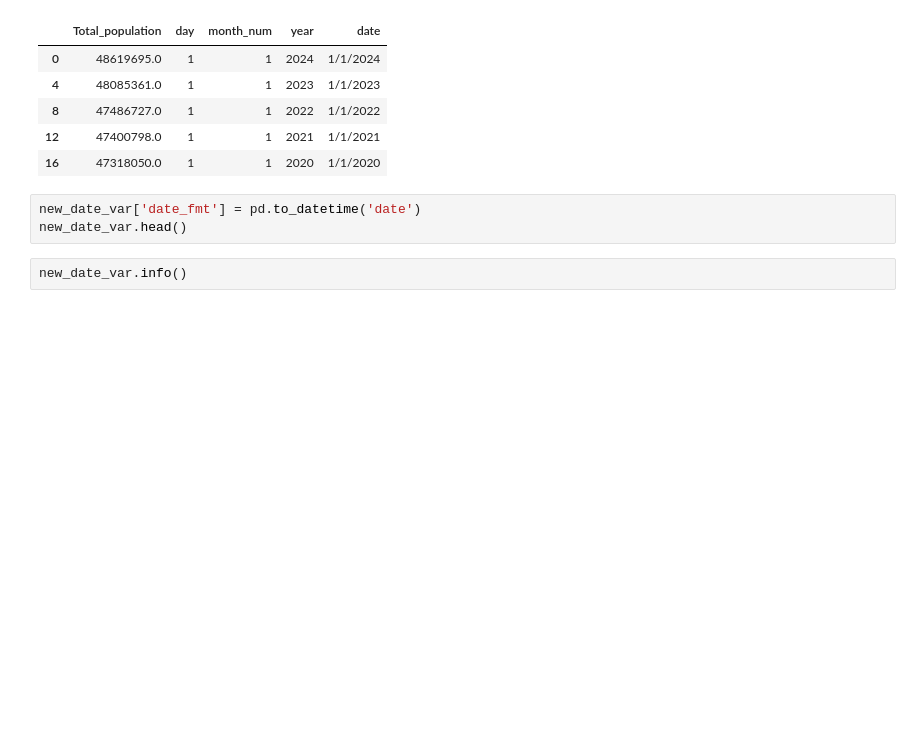
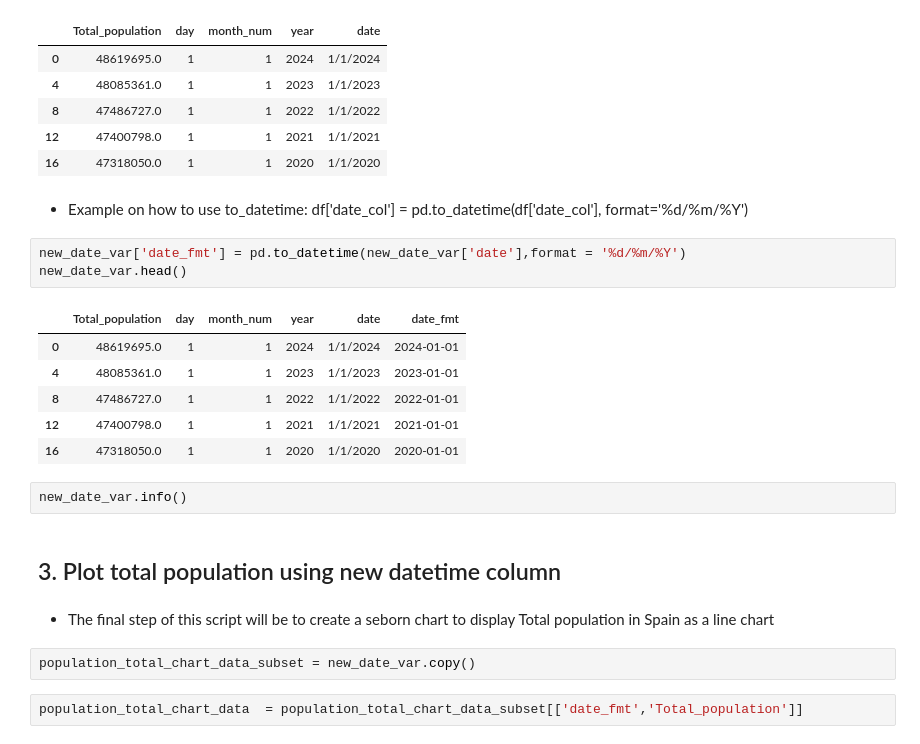
Before and after one commit to Pablo-source/ML-using-Python, a Jupyter notebook: data_wrangling_scripts/10 Import excel file creating standard date variable.ipynb, the cells around one changed output. Saved outputs shown, nothing was run; the diff lists cells and outputs as text; blank space fills up the shorter version.

Commit message:
creating final line chart for TS population chart

```diff
--- a/data_wrangling_scripts/10 Import excel file creating standard date variable.ipynb
+++ b/data_wrangling_scripts/10 Import excel file creating standard date variable.ipynb
@@ -398,8 +398,25 @@ new_date_var.head()
 | 8 | 47486727.0 | 1 | 1 | 2022 | 1/1/2022 |
 | 12 | 47400798.0 | 1 | 1 | 2021 | 1/1/2021 |
 | 16 | 47318050.0 | 1 | 1 | 2020 | 1/1/2020 |
+# %% [markdown]
+- Example on how to use to_datetime: df['date_col'] =  pd.to_datetime(df['date_col'], format='%d/%m/%Y')
 # %%
-new_date_var['date_fmt'] = pd.to_datetime('date')
+new_date_var['date_fmt'] = pd.to_datetime(new_date_var['date'],format = '%d/%m/%Y')
 new_date_var.head()
+# %% [output]
+|  | Total_population | day | month_num | year | date | date_fmt |
+| 0 | 48619695.0 | 1 | 1 | 2024 | 1/1/2024 | 2024-01-01 |
+| 4 | 48085361.0 | 1 | 1 | 2023 | 1/1/2023 | 2023-01-01 |
+| 8 | 47486727.0 | 1 | 1 | 2022 | 1/1/2022 | 2022-01-01 |
+| 12 | 47400798.0 | 1 | 1 | 2021 | 1/1/2021 | 2021-01-01 |
+| 16 | 47318050.0 | 1 | 1 | 2020 | 1/1/2020 | 2020-01-01 |
 # %%
 new_date_var.info()
+# %% [markdown]
+## 3. Plot total population using new datetime column
+# %% [markdown]
+- The final step of this script will be to create a seborn chart to display Total population in Spain as a line chart
+# %%
+population_total_chart_data_subset = new_date_var.copy()
+# %%
+population_total_chart_data  = population_total_chart_data_subset[['date_fmt','Total_population']]
```
Also changed, not shown: parts of 2 cells of this notebook.
